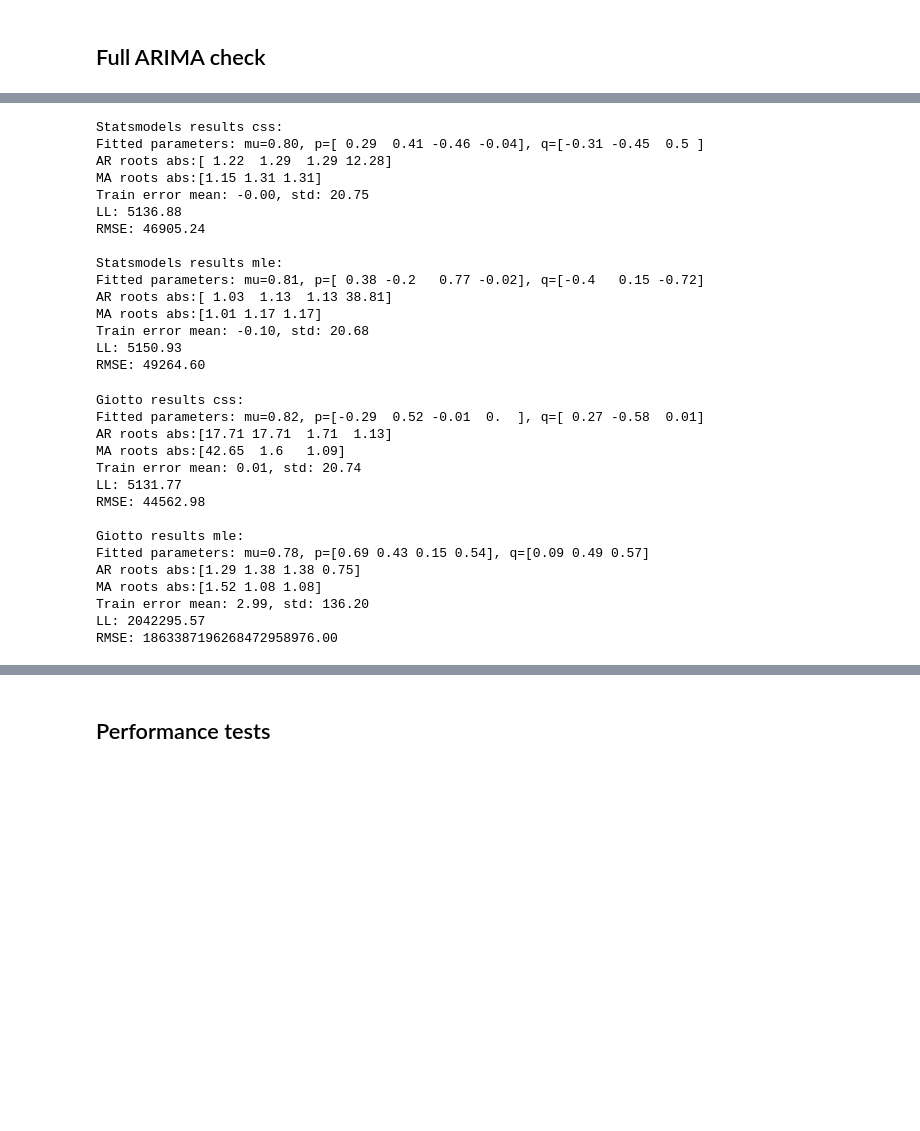
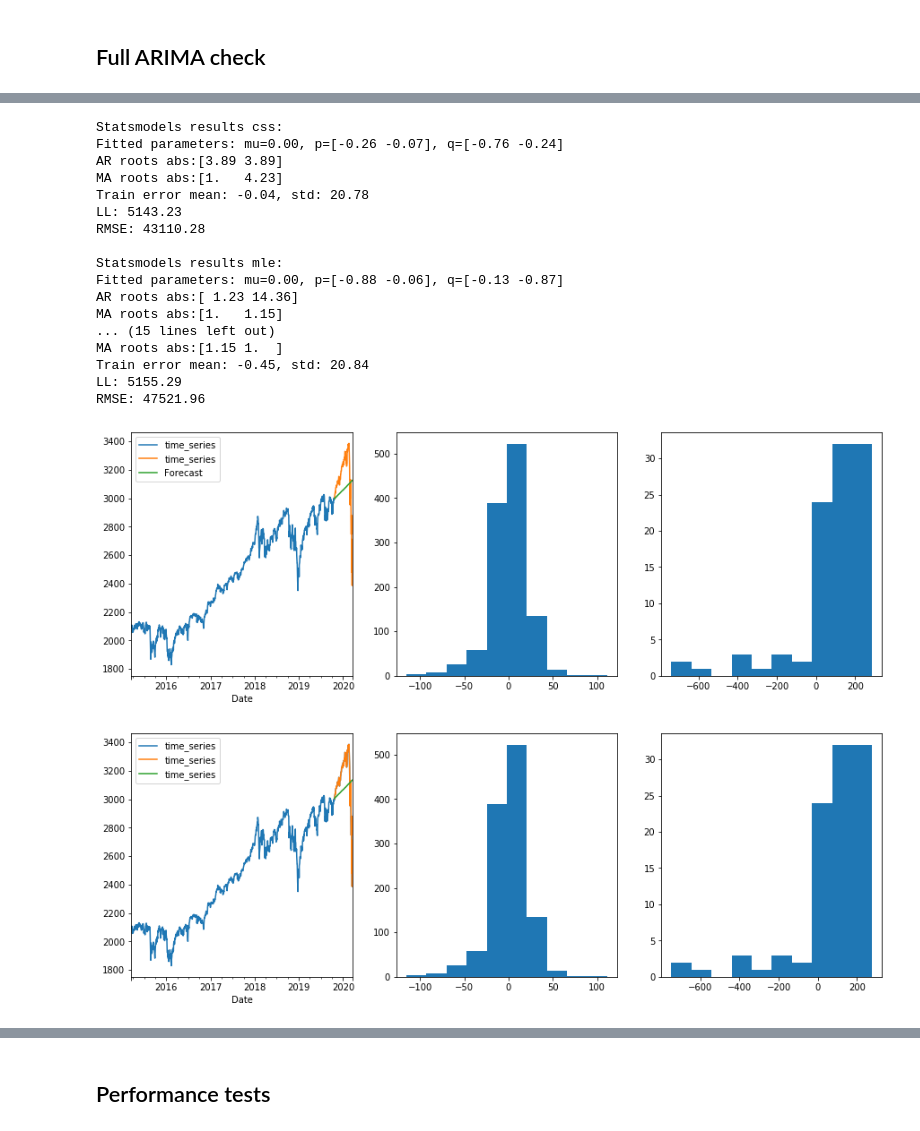
Before and after one commit to Sburyachenko/giotto-time, a Jupyter notebook: examples/arima-tests.ipynb, the cells around one changed output, grey strips where cells are left out. Drawn from its saved outputs; the diff is of its cells as text; code cells hidden in the pictures; blank space fills up the shorter version.

```diff
--- a/examples/arima-tests.ipynb
+++ b/examples/arima-tests.ipynb
@@ -336,39 +319,29 @@ RMSE: 464.99
 # %%
 df = df_real
-run_sm(df, 100, (4, 1, 3), 'css', plot=False);
-run_sm(df, 100, (4, 1, 3), 'mle', plot=False);
-run_giotto_arima(df, 100, (4, 1, 3), 'css', plot=False);
-run_giotto_arima(df, 100, (4, 1, 3), 'mle', plot=False);
+order = (2, 2, 2)
+run_sm(df, 100, order, 'css', plot=True);
+run_sm(df, 100, order, 'mle', plot=False);
+run_giotto_arima(df, 100, order, 'css', plot=True);
+run_giotto_arima(df, 100, order, 'mle', plot=False);
 # %% [output]
 Statsmodels results css:
-Fitted parameters: mu=0.80, p=[ 0.29  0.41 -0.46 -0.04], q=[-0.31 -0.45  0.5 ]
-AR roots abs:[ 1.22  1.29  1.29 12.28]
-MA roots abs:[1.15 1.31 1.31]
-Train error mean: -0.00, std: 20.75
-LL: 5136.88
-RMSE: 46905.24
+Fitted parameters: mu=0.00, p=[-0.26 -0.07], q=[-0.76 -0.24]
+AR roots abs:[3.89 3.89]
+MA roots abs:[1.   4.23]
+Train error mean: -0.04, std: 20.78
+LL: 5143.23
+RMSE: 43110.28
 
 Statsmodels results mle:
-Fitted parameters: mu=0.81, p=[ 0.38 -0.2   0.77 -0.02], q=[-0.4   0.15 -0.72]
-AR roots abs:[ 1.03  1.13  1.13 38.81]
-MA roots abs:[1.01 1.17 1.17]
-Train error mean: -0.10, std: 20.68
-LL: 5150.93
-RMSE: 49264.60
+Fitted parameters: mu=0.00, p=[-0.88 -0.06], q=[-0.13 -0.87]
+AR roots abs:[ 1.23 14.36]
+MA roots abs:[1.   1.15]
+... (15 lines left out)
+MA roots abs:[1.15 1.  ]
+Train error mean: -0.45, std: 20.84
+LL: 5155.29
+RMSE: 47521.96
-Giotto results css:
-Fitted parameters: mu=0.82, p=[-0.29  0.52 -0.01  0.  ], q=[ 0.27 -0.58  0.01]
-AR roots abs:[17.71 17.71  1.71  1.13]
-MA roots abs:[42.65  1.6   1.09]
-Train error mean: 0.01, std: 20.74
-LL: 5131.77
-RMSE: 44562.98
-
-Giotto results mle:
-Fitted parameters: mu=0.78, p=[0.69 0.43 0.15 0.54], q=[0.09 0.49 0.57]
-AR roots abs:[1.29 1.38 1.38 0.75]
-MA roots abs:[1.52 1.08 1.08]
-Train error mean: 2.99, std: 136.20
-LL: 2042295.57
-RMSE: 1863387196268472958976.00
+[figure, added]
+[figure, added]
 # %%
 df = df_arima
```
Also changed, not shown: parts of 27 cells of this notebook.
